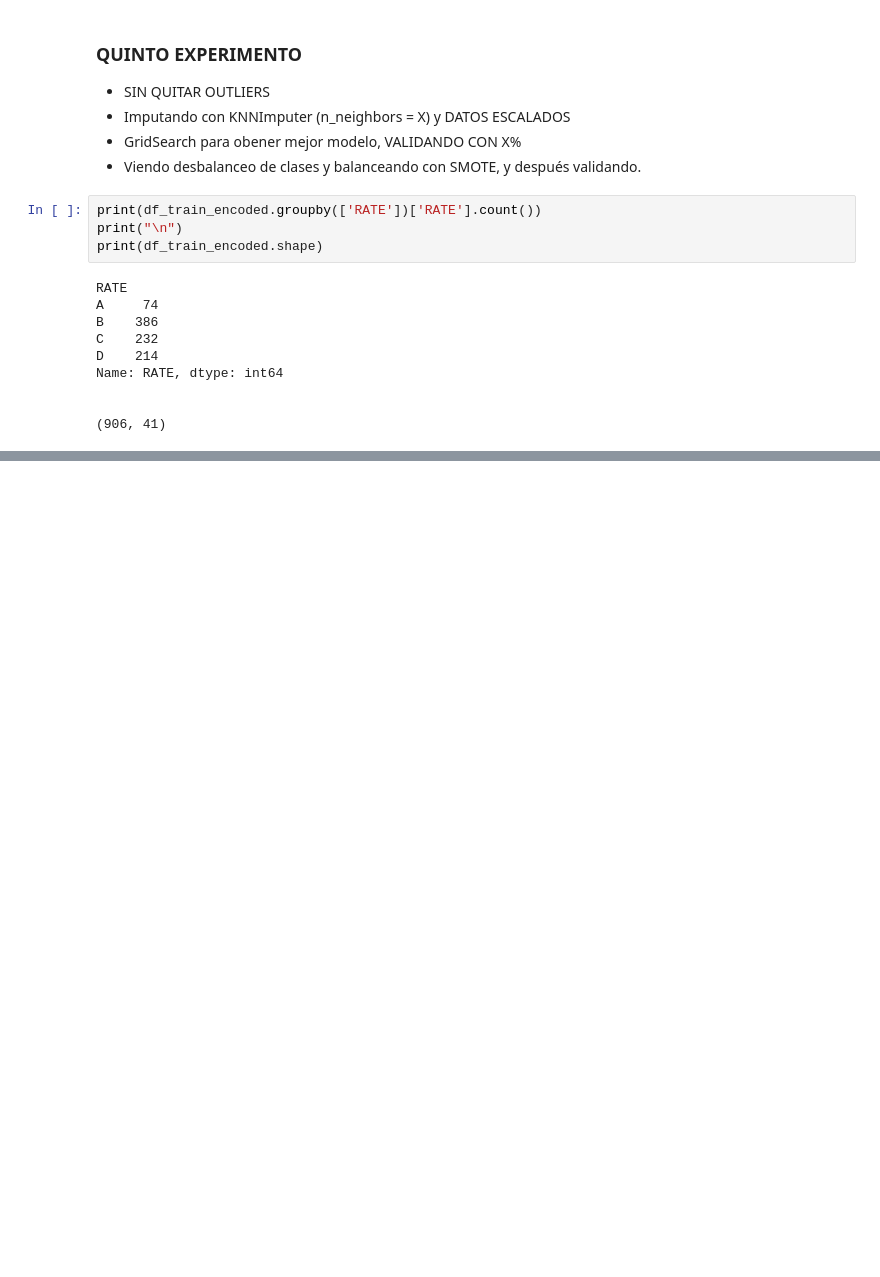
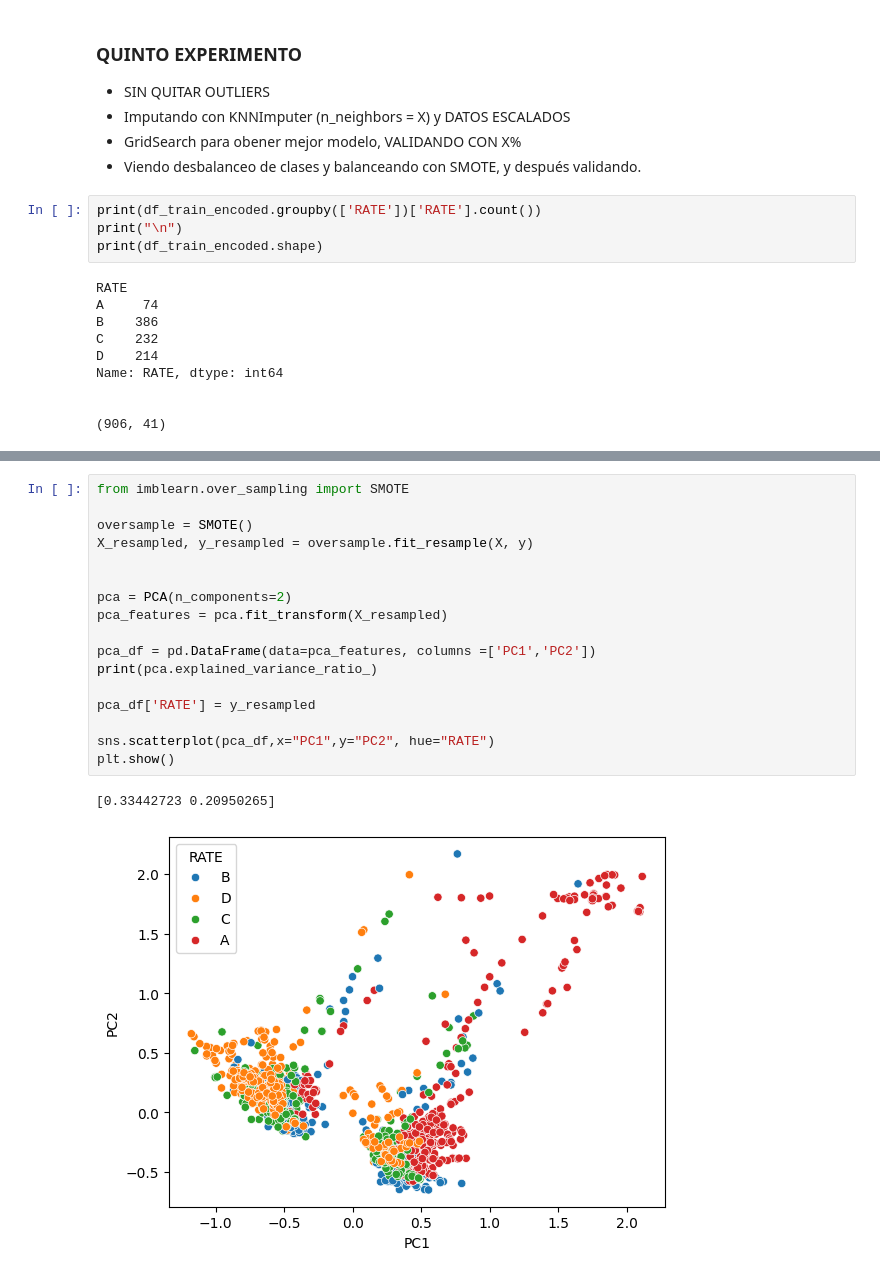
Before and after one commit to DomingoLopez/ClubFansIris, a Jupyter notebook: preprocesamiento/preprocesamiento_pruebas.ipynb, the cells around one changed output, grey strips where cells are left out. Saved outputs shown, nothing was run; the diff lists cells and outputs as text; blank space fills up the shorter version.

```diff
--- a/preprocesamiento/preprocesamiento_pruebas.ipynb
+++ b/preprocesamiento/preprocesamiento_pruebas.ipynb
@@ -701,0 +747,20 @@ Name: RATE, dtype: int64
+# %%
+from imblearn.over_sampling import SMOTE
+
+oversample = SMOTE()
+X_resampled, y_resampled = oversample.fit_resample(X, y)
+
+
+pca = PCA(n_components=2)
+pca_features = pca.fit_transform(X_resampled)
+
+pca_df = pd.DataFrame(data=pca_features, columns =['PC1','PC2'])
+print(pca.explained_variance_ratio_)
+
+pca_df['RATE'] = y_resampled
+
+sns.scatterplot(pca_df,x="PC1",y="PC2", hue="RATE")
+plt.show()
+# %% [output]
+[0.33442723 0.20950265]
+[figure, added]
```
Also changed, not shown: parts of 6 cells of this notebook.
